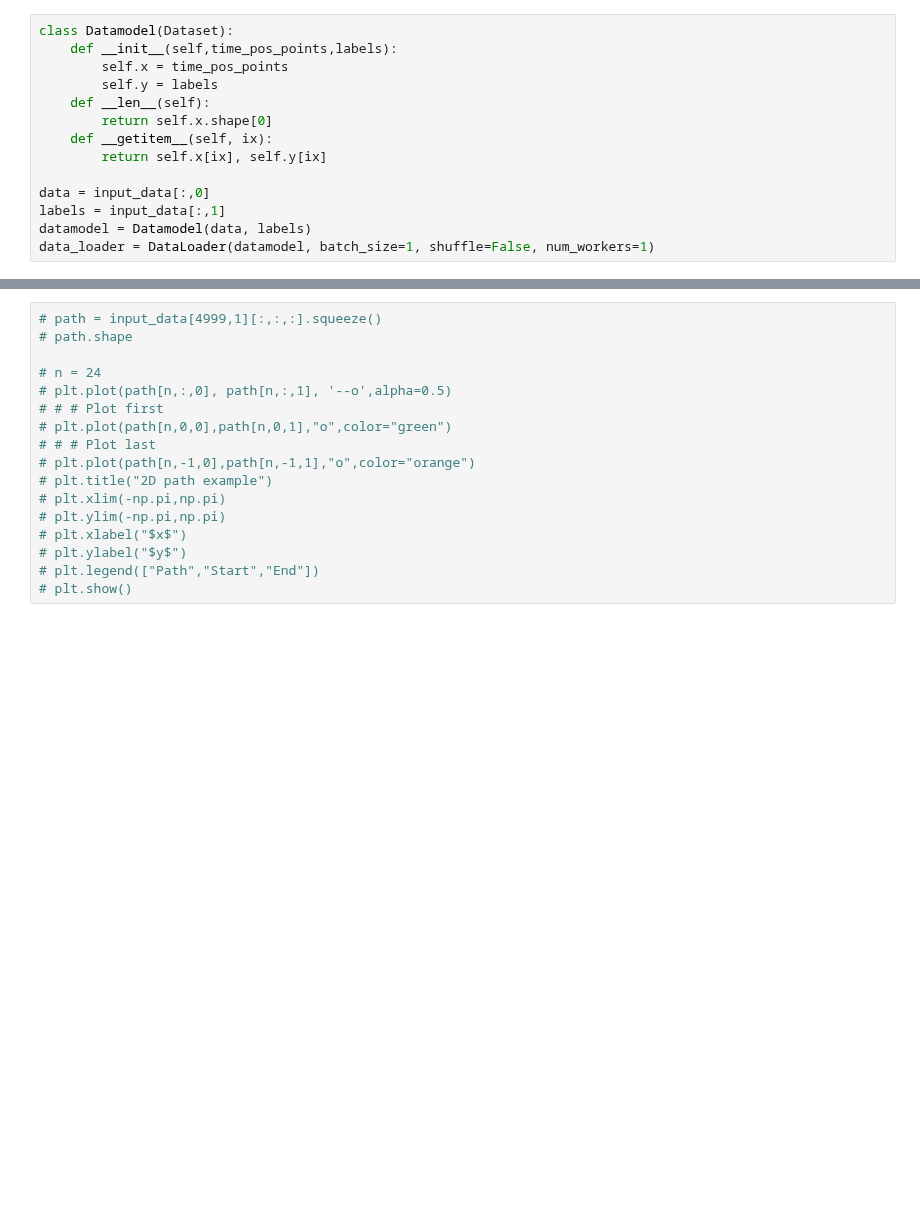
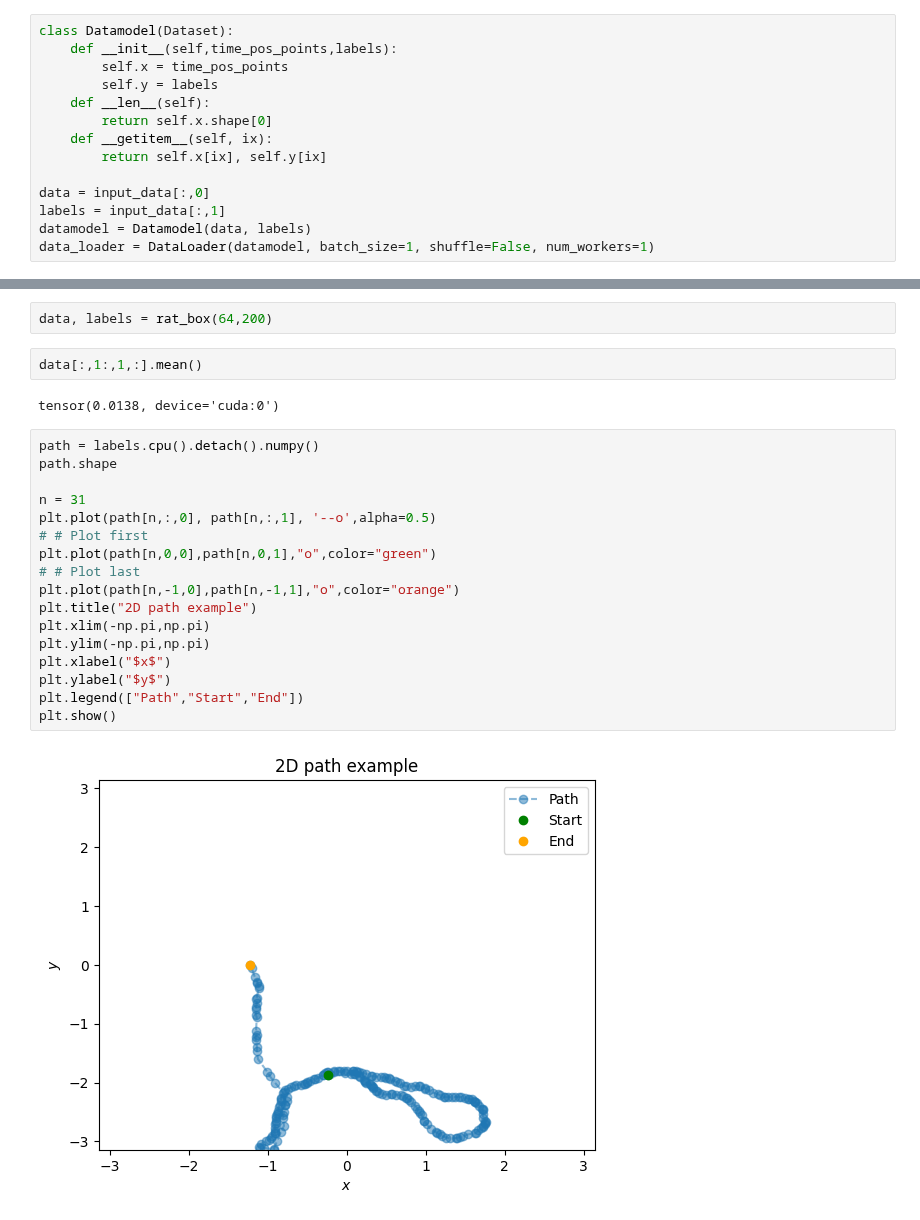
Before and after one commit to bioAI-Oslo/RNN-Adding-Problem-Representations, a Jupyter notebook: notebooks/datagen.ipynb, the cells around one changed output, grey strips where cells are left out. Drawn from its saved outputs; the diff is of its cells as text; blank space fills up the shorter version.

```diff
--- a/notebooks/datagen.ipynb
+++ b/notebooks/datagen.ipynb
@@ -113,17 +120,25 @@ data_loader = DataLoader(datamodel, batch_size=1, shuffle=False, num_workers=1)
+# %%
+data, labels = rat_box(64,200)
+# %%
+data[:,1:,1,:].mean()
+# %% [output]
+tensor(0.0138, device='cuda:0')
 # %%
-# path = input_data[4999,1][:,:,:].squeeze()
-# path.shape
+path = labels.cpu().detach().numpy()
+path.shape
 
-# n = 24
-# plt.plot(path[n,:,0], path[n,:,1], '--o',alpha=0.5)
-# # # Plot first
-# plt.plot(path[n,0,0],path[n,0,1],"o",color="green")
-# # # Plot last
-# plt.plot(path[n,-1,0],path[n,-1,1],"o",color="orange")
-# plt.title("2D path example")
-# plt.xlim(-np.pi,np.pi)
-# plt.ylim(-np.pi,np.pi)
-# plt.xlabel("$x$")
-# plt.ylabel("$y$")
-# plt.legend(["Path","Start","End"])
-# plt.show()
+n = 31
+plt.plot(path[n,:,0], path[n,:,1], '--o',alpha=0.5)
+# # Plot first
+plt.plot(path[n,0,0],path[n,0,1],"o",color="green")
+# # Plot last
+plt.plot(path[n,-1,0],path[n,-1,1],"o",color="orange")
+plt.title("2D path example")
+plt.xlim(-np.pi,np.pi)
+plt.ylim(-np.pi,np.pi)
+plt.xlabel("$x$")
+plt.ylabel("$y$")
+plt.legend(["Path","Start","End"])
+plt.show()
+# %% [output]
+[figure, added]
```
Also changed, not shown: parts of 2 cells of this notebook, 8 other files.
